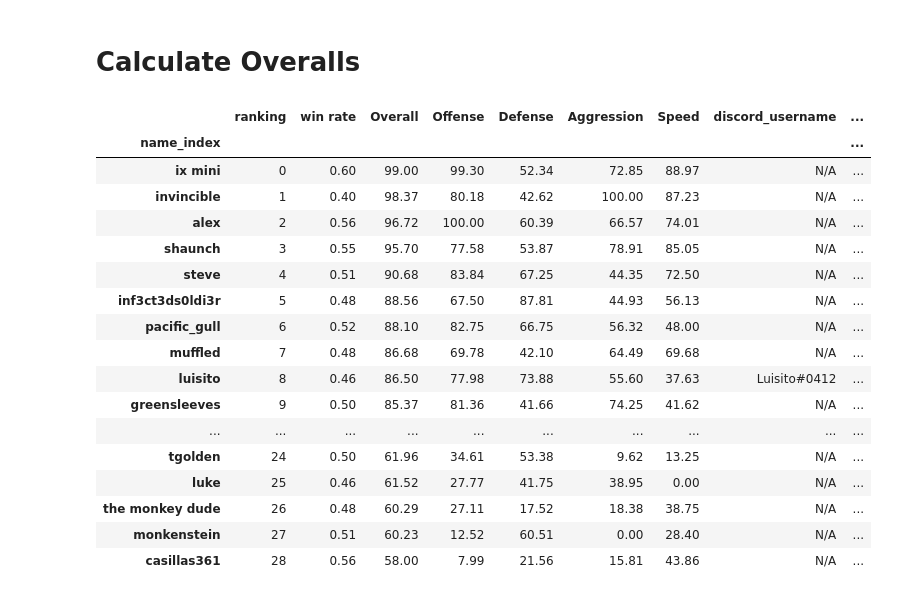
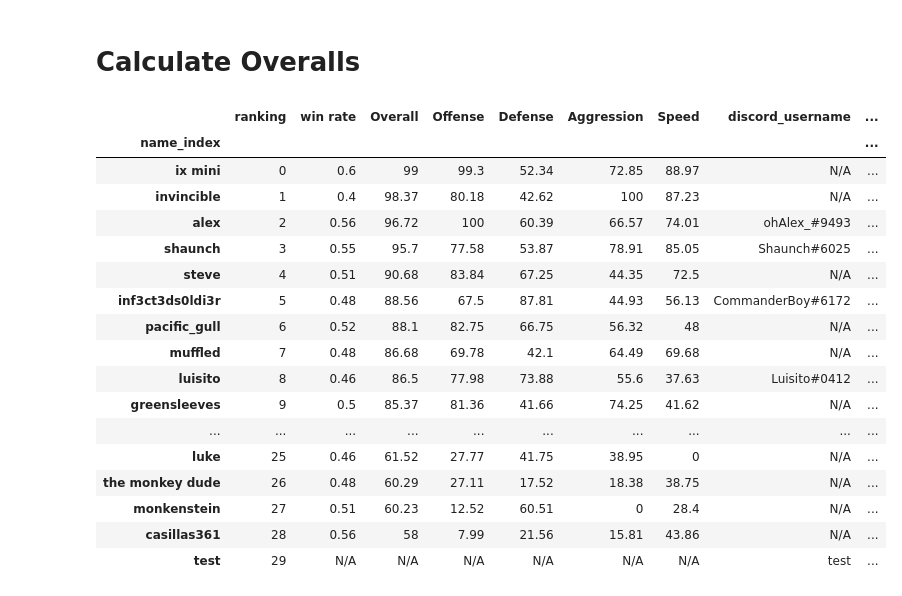
Before and after one commit to ankbhatia19/TritonRL-ScoreBot, a Jupyter notebook: player_data_processing.ipynb, the cells around one changed output. Drawn from its saved outputs; the diff is of its cells as text; code cells hidden in the pictures.

Commit message:
playercard framework patches

```diff
--- a/player_data_processing.ipynb
+++ b/player_data_processing.ipynb
@@ -230,17 +254,12 @@ def generate_overall_standings(df, offensive_stats, defensive_stats, aggression_
 # %%
 def add_relevant_metadata(standings, names_fp, playercard_imgs, rank_fp):
     df = standings.set_index('participant')
-
-    # Merge the player specified names
-    player_names = names_fp
-    def load_params(fp):
-        with open(fp) as fh:
-            param = json.load(fh)
-        return param
-    names = load_params(player_names)
-    names_df = pd.DataFrame.from_dict(names,orient='index').reset_index(drop = False)
-    cols = {'index': 'discord_username', 0: 'ballchasing_username', 1: 'playercard_name'}
-    names_df = names_df.rename(columns = cols)
+    # # Merge the player specified names
+    player_names_fp = r'.\output\playercard_names.csv'
+    player_names_df = pd.read_csv(player_names_fp, index_col=0)
+    player_names_df = player_names_df.drop_duplicates(subset=['message_author', 'leaderboard_name'], keep='last')
+    cols = {'message_author': 'discord_username', 'leaderboard_name': 'ballchasing_username'}
+    names_df = player_names_df.rename(columns = cols)
     names_df.ballchasing_username = names_df.ballchasing_username.str.lower()
     names_df= names_df.set_index('ballchasing_username', drop = True)
     merged_names = df.merge(names_df, left_index = True, right_index = True, how = 'outer')
@@ -352,30 +353,30 @@ standings = generate_overall_standings(trl_winter_players, offensive_df, defensi
 # Scale the overalls to be between the interval of 58 - 99
 standings['Overall'] = pd.Series([translate(ovr, 0, 100, 58, 99) for ovr in standings.Overall]).round(2)
 # %%
-player_names = 'output/playercard_names.json'
+player_names = 'output/playercard_names.csv'
 player_imgs_dir = './playercard_imgs'
 player_ranks = 'output/player_ranks.json'
 playercard_data = add_relevant_metadata(standings, player_names, player_imgs_dir, player_ranks)
 playercard_data
 # %% [output]
 |  | ranking | win rate | Overall | Offense | Defense | Aggression | Speed | discord_username | ... |
 | name_index |  |  |  |  |  |  |  |  | ... |
-| ix mini | 0 | 0.60 | 99.00 | 99.30 | 52.34 | 72.85 | 88.97 | N/A | ... |
-| invincible | 1 | 0.40 | 98.37 | 80.18 | 42.62 | 100.00 | 87.23 | N/A | ... |
-| alex | 2 | 0.56 | 96.72 | 100.00 | 60.39 | 66.57 | 74.01 | N/A | ... |
-| shaunch | 3 | 0.55 | 95.70 | 77.58 | 53.87 | 78.91 | 85.05 | N/A | ... |
-| steve | 4 | 0.51 | 90.68 | 83.84 | 67.25 | 44.35 | 72.50 | N/A | ... |
-| inf3ct3ds0ldi3r | 5 | 0.48 | 88.56 | 67.50 | 87.81 | 44.93 | 56.13 | N/A | ... |
-| pacific_gull | 6 | 0.52 | 88.10 | 82.75 | 66.75 | 56.32 | 48.00 | N/A | ... |
-| muffled | 7 | 0.48 | 86.68 | 69.78 | 42.10 | 64.49 | 69.68 | N/A | ... |
-| luisito | 8 | 0.46 | 86.50 | 77.98 | 73.88 | 55.60 | 37.63 | Luisito#0412 | ... |
-| greensleeves | 9 | 0.50 | 85.37 | 81.36 | 41.66 | 74.25 | 41.62 | N/A | ... |
+| ix mini | 0 | 0.6 | 99 | 99.3 | 52.34 | 72.85 | 88.97 | N/A | ... |
+| invincible | 1 | 0.4 | 98.37 | 80.18 | 42.62 | 100 | 87.23 | N/A | ... |
+| alex | 2 | 0.56 | 96.72 | 100 | 60.39 | 66.57 | 74.01 | ohAlex_#9493 | ... |
+| shaunch | 3 | 0.55 | 95.7 | 77.58 | 53.87 | 78.91 | 85.05 | Shaunch#6025 | ... |
+| steve | 4 | 0.51 | 90.68 | 83.84 | 67.25 | 44.35 | 72.5 | N/A | ... |
+| inf3ct3ds0ldi3r | 5 | 0.48 | 88.56 | 67.5 | 87.81 | 44.93 | 56.13 | CommanderBoy#6172 | ... |
+| pacific_gull | 6 | 0.52 | 88.1 | 82.75 | 66.75 | 56.32 | 48 | N/A | ... |
+| muffled | 7 | 0.48 | 86.68 | 69.78 | 42.1 | 64.49 | 69.68 | N/A | ... |
+| luisito | 8 | 0.46 | 86.5 | 77.98 | 73.88 | 55.6 | 37.63 | Luisito#0412 | ... |
+| greensleeves | 9 | 0.5 | 85.37 | 81.36 | 41.66 | 74.25 | 41.62 | N/A | ... |
 | ... | ... | ... | ... | ... | ... | ... | ... | ... | ... |
-| tgolden | 24 | 0.50 | 61.96 | 34.61 | 53.38 | 9.62 | 13.25 | N/A | ... |
-| luke | 25 | 0.46 | 61.52 | 27.77 | 41.75 | 38.95 | 0.00 | N/A | ... |
+| luke | 25 | 0.46 | 61.52 | 27.77 | 41.75 | 38.95 | 0 | N/A | ... |
 | the monkey dude | 26 | 0.48 | 60.29 | 27.11 | 17.52 | 18.38 | 38.75 | N/A | ... |
-| monkenstein | 27 | 0.51 | 60.23 | 12.52 | 60.51 | 0.00 | 28.40 | N/A | ... |
-| casillas361 | 28 | 0.56 | 58.00 | 7.99 | 21.56 | 15.81 | 43.86 | N/A | ... |
+| monkenstein | 27 | 0.51 | 60.23 | 12.52 | 60.51 | 0 | 28.4 | N/A | ... |
+| casillas361 | 28 | 0.56 | 58 | 7.99 | 21.56 | 15.81 | 43.86 | N/A | ... |
+| test | 29 | N/A | N/A | N/A | N/A | N/A | N/A | test | ... |
 # %%
 # Save the new dataframe as Player Statistics
 playercard_data.to_csv('output/playercard_stats.csv', index=True)
```
Also changed, not shown: parts of 5 cells of this notebook, 3 other files.
